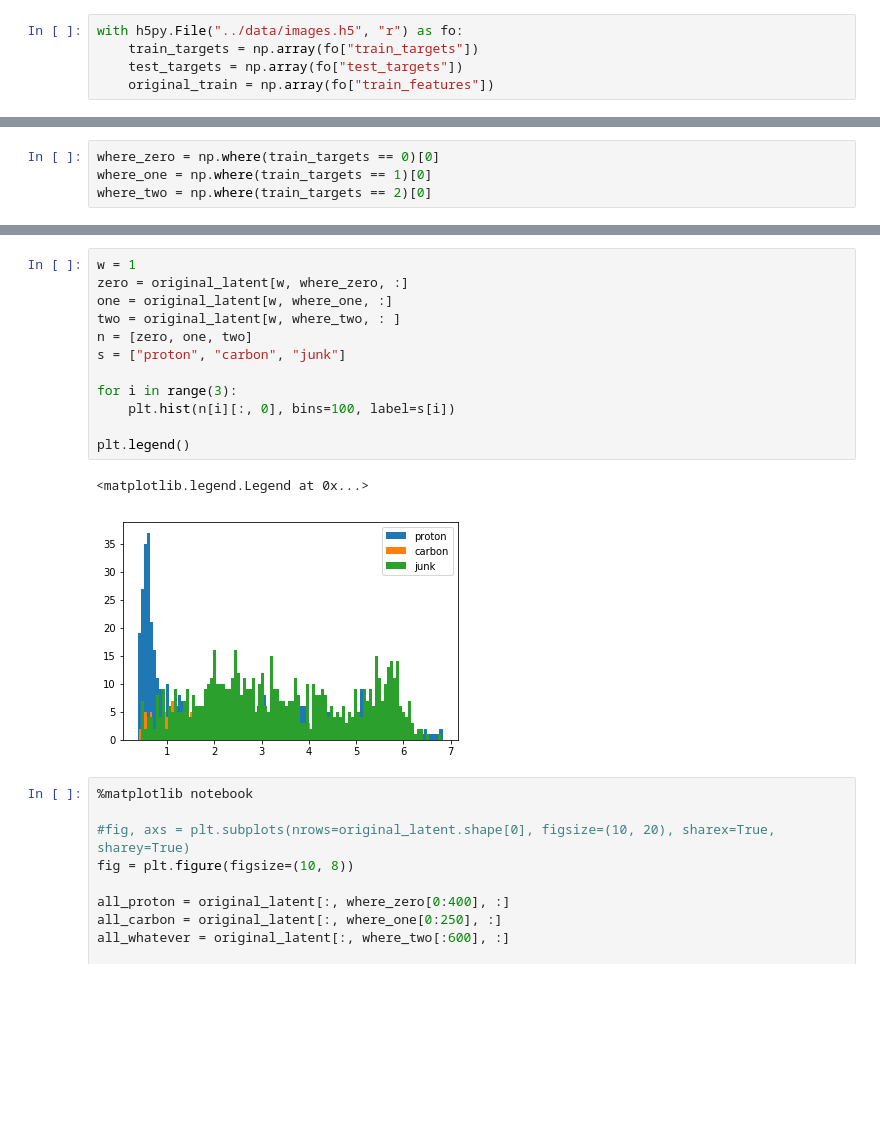
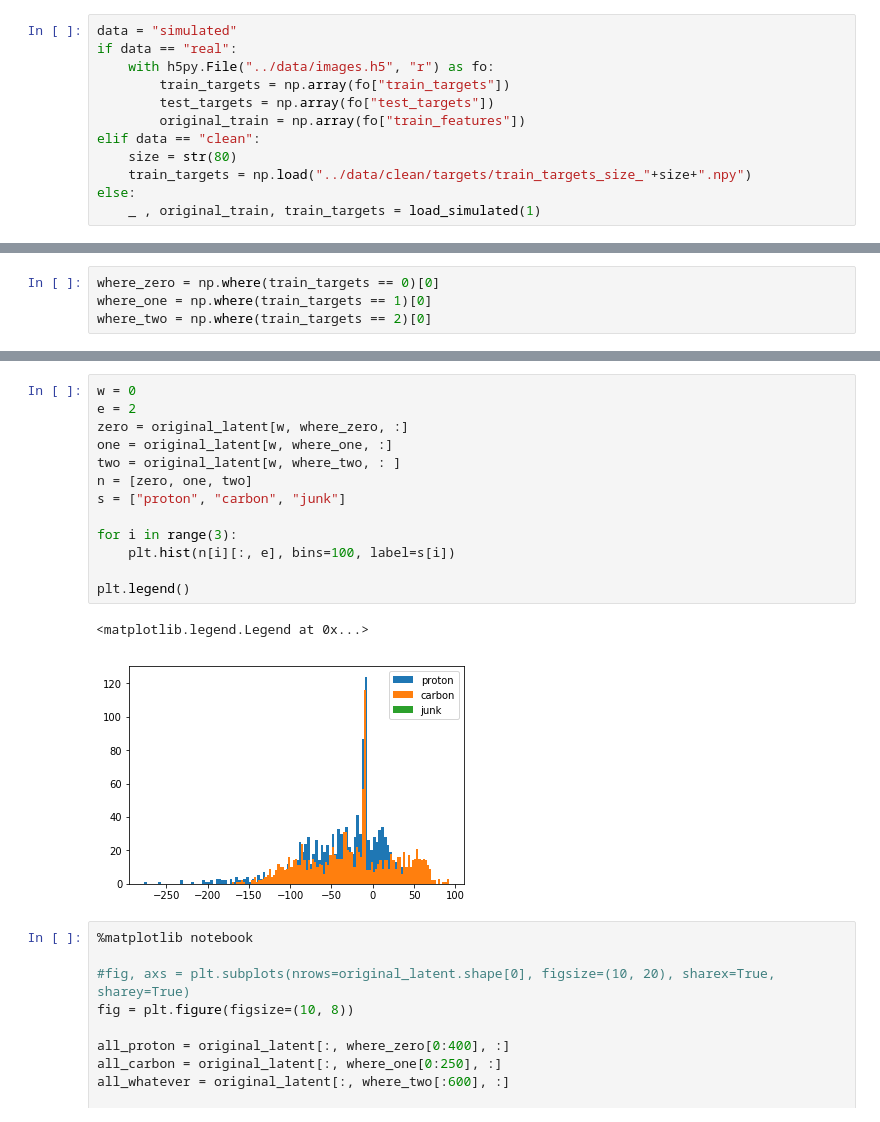
Before and after one commit to ATTPC/VAE-event-classification, a Jupyter notebook: notebooks/latent_space_real.ipynb, the cells around one changed output, grey strips where cells are left out. Cells and saved outputs as stored; diff of their text form; blank space fills up the shorter version.

```diff
--- a/notebooks/latent_space_real.ipynb
+++ b/notebooks/latent_space_real.ipynb
@@ -6,5 +9,12 @@ import h5py
 # %%
-with h5py.File("../data/images.h5", "r") as fo:
-    train_targets = np.array(fo["train_targets"])
-    test_targets = np.array(fo["test_targets"])
-    original_train = np.array(fo["train_features"])
+data = "simulated"
+if data == "real":
+    with h5py.File("../data/images.h5", "r") as fo:
+        train_targets = np.array(fo["train_targets"])
+        test_targets = np.array(fo["test_targets"])
+        original_train = np.array(fo["train_features"])
+elif data == "clean":
+    size = str(80)
+    train_targets = np.load("../data/clean/targets/train_targets_size_"+size+".npy")
+else:
+    _ , original_train, train_targets = load_simulated(1)
@@ -44,18 +52,19 @@ array([1.07361436, 1.05256319, 1.07039964, 1.07111704, 1.05223405,
 # %%
-w = 1
+w = 0
+e = 2
 zero = original_latent[w, where_zero, :]
 one = original_latent[w, where_one, :]
 two = original_latent[w, where_two, : ]
 n = [zero, one, two]
 s = ["proton", "carbon", "junk"]
 
 for i in range(3):
-    plt.hist(n[i][:, 0], bins=100, label=s[i])
+    plt.hist(n[i][:, e], bins=100, label=s[i])
 
 plt.legend()
 # %% [output]
 <matplotlib.legend.Legend at 0x...>
-[figure, old version]
+[figure, new version]
 # %%
 %matplotlib notebook
 
```
Also changed, not shown: parts of 7 cells of this notebook, 26 other files.
